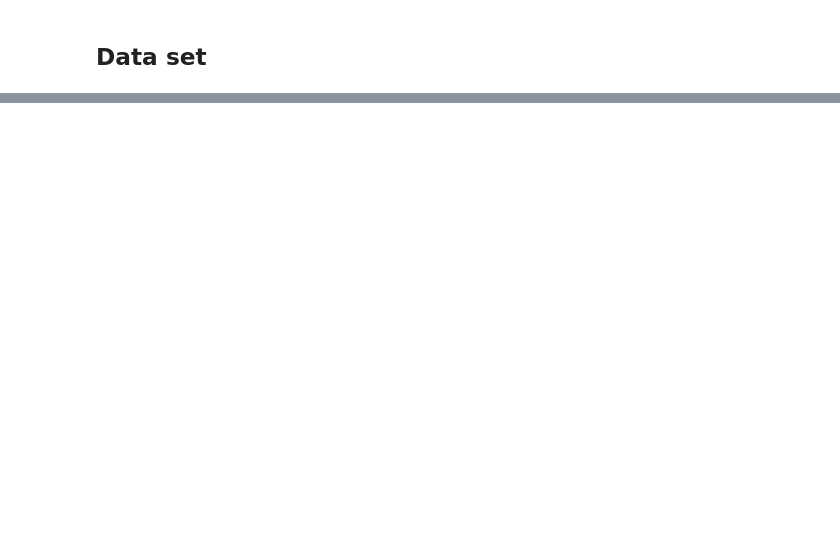
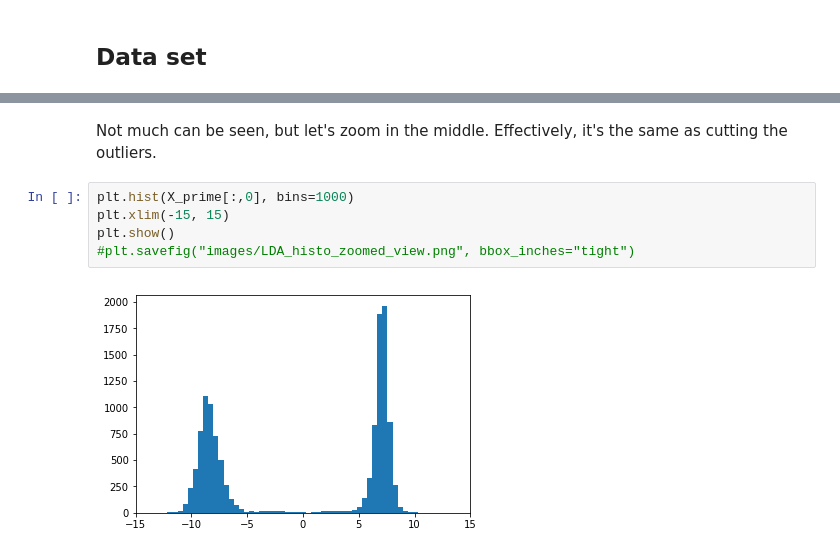
Before and after one commit to Fluzzroz/Contxtful-phone-model, a Jupyter notebook: Solution.ipynb, the cells around one changed output, grey strips where cells are left out. Drawn from its saved outputs; the diff is of its cells as text; blank space fills up the shorter version.

```diff
--- a/Solution.ipynb
+++ b/Solution.ipynb
@@ -42,0 +133,9 @@ plt.show()
+# %% [markdown]
+Not much can be seen, but let's zoom in the middle. Effectively, it's the same as cutting the outliers.
+# %%
+plt.hist(X_prime[:,0], bins=1000)
+plt.xlim(-15, 15)
+plt.show()
+#plt.savefig("images/LDA_histo_zoomed_view.png", bbox_inches="tight")
+# %% [output]
+[figure, added]
```
Also changed, not shown: parts of 65 cells of this notebook, 29 other files.
